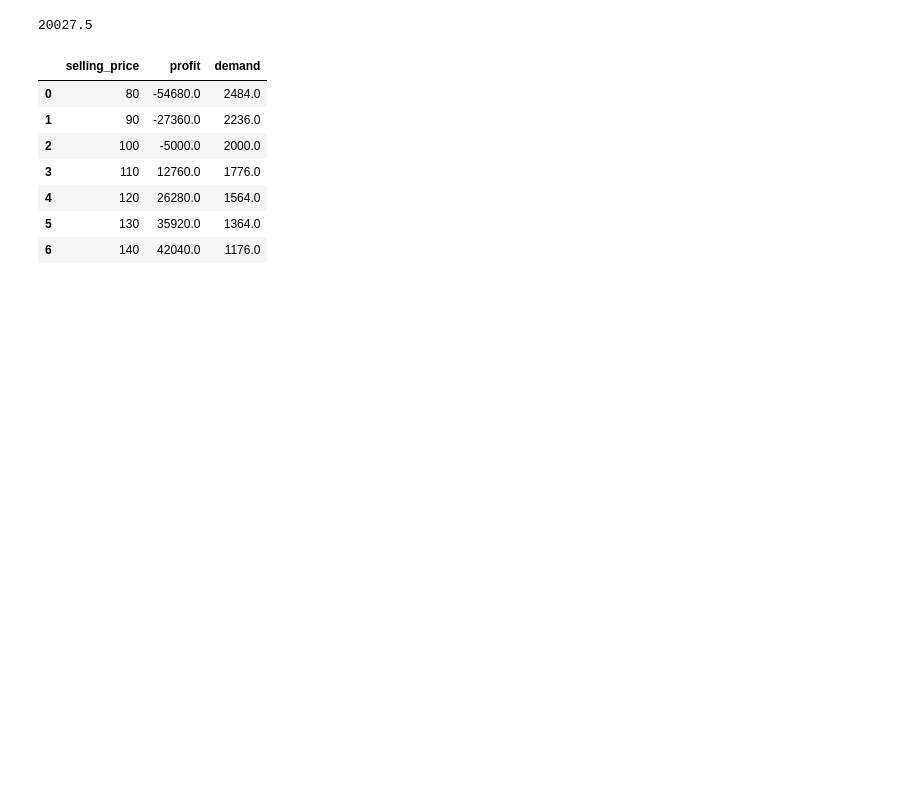
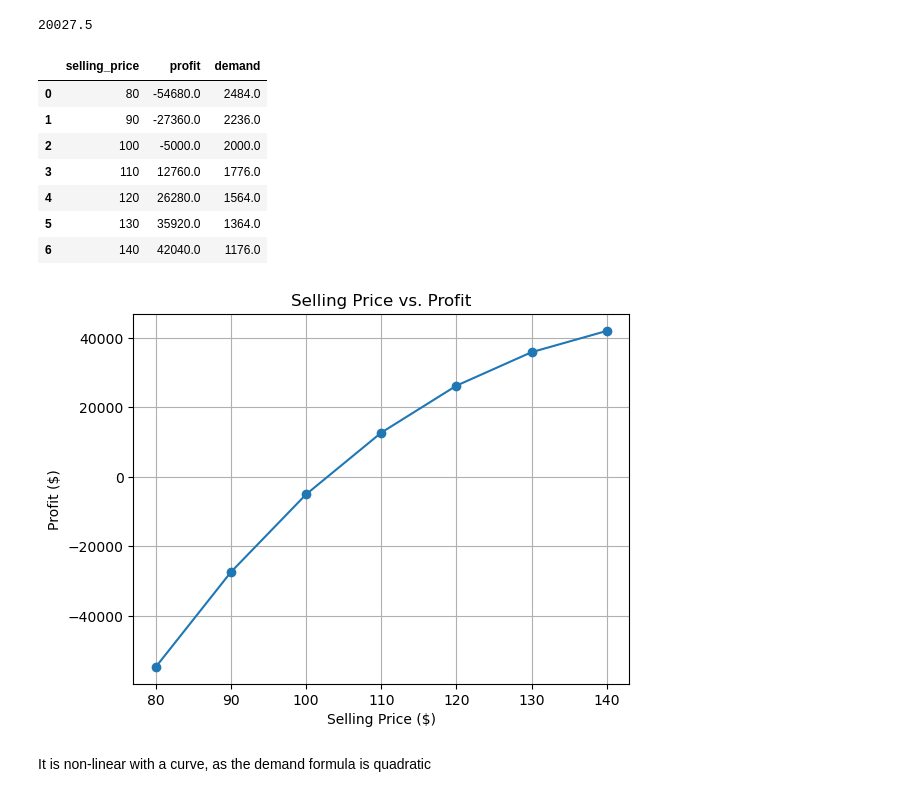
Before and after one commit to Rhedhead0621/whatif, a Jupyter notebook: notebooks/hw2_Analysis1_Hojdila.ipynb, the cells around one changed output. Saved outputs shown, nothing was run; the diff lists cells and outputs as text; code cells hidden in the pictures; blank space fills up the shorter version.

Commit message:
Graph done
graph done

```diff
--- a/notebooks/hw2_Analysis1_Hojdila.ipynb
+++ b/notebooks/hw2_Analysis1_Hojdila.ipynb
@@ -130,3 +130,19 @@ mt_dt1_df
 | 4 | 120 | 26280.0 | 1564.0 |
 | 5 | 130 | 35920.0 | 1364.0 |
 | 6 | 140 | 42040.0 | 1176.0 |
+# %%
+# Plot
+plt.plot(mt_dt1_df['selling_price'], mt_dt1_df['profit'], marker='o')
+
+# Labeling the plot
+plt.title('Selling Price vs. Profit')
+plt.xlabel('Selling Price ($)')
+plt.ylabel('Profit ($)')
+
+# Show plot
+plt.grid(True)
+plt.show()
+# %% [output]
+[figure, added]
+# %% [markdown]
+It is non-linear with a curve, as the demand formula is quadratic
```
